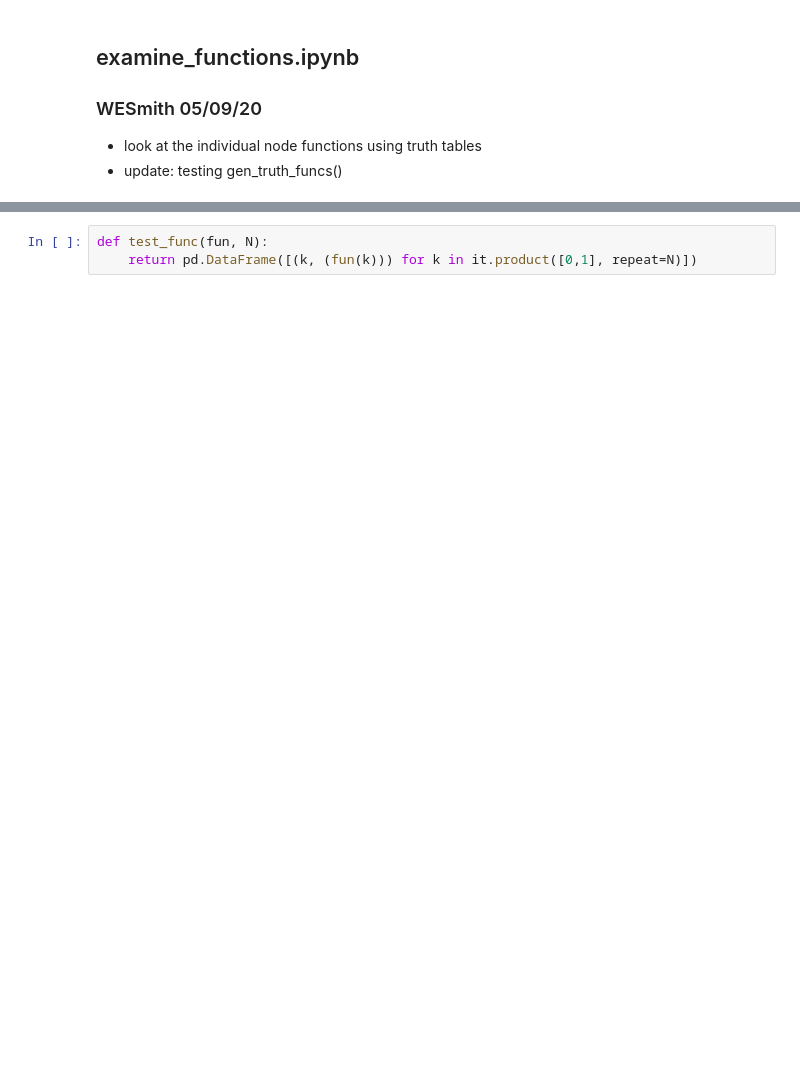
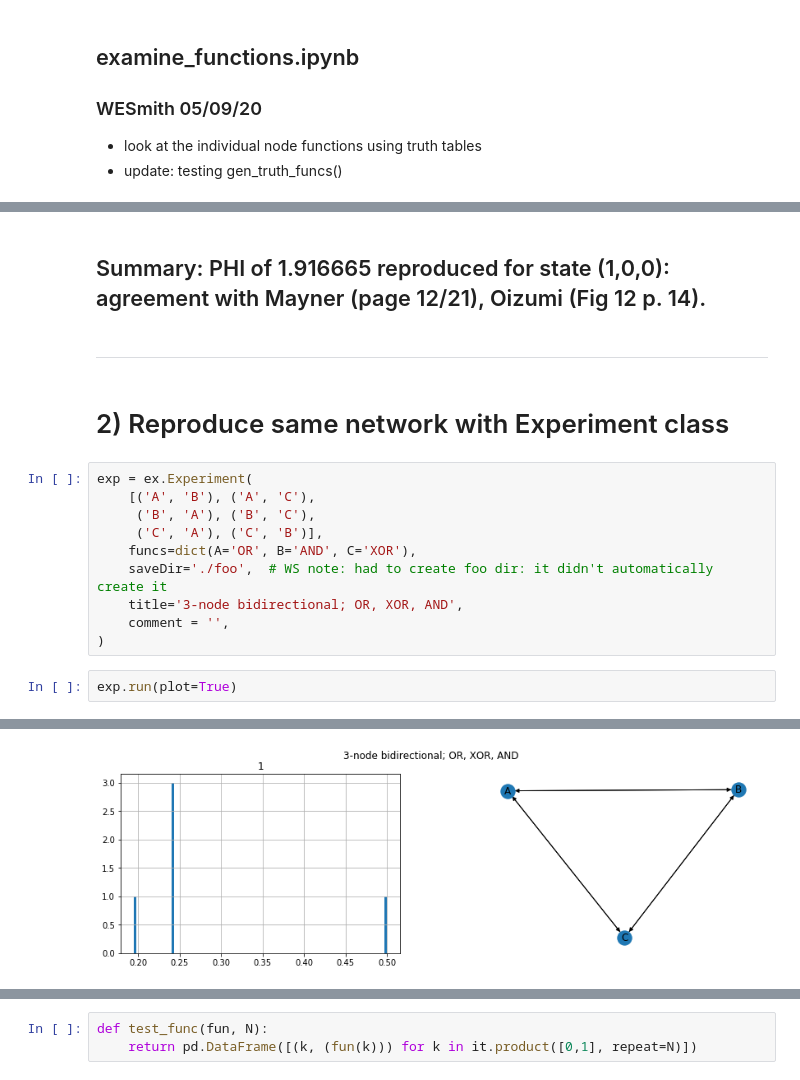
Before and after one commit to wesmith/phial, a Jupyter notebook: notebooks/examine_functions.ipynb, the cells around one changed output, grey strips where cells are left out. Drawn from its saved outputs; the diff is of its cells as text; blank space fills up the shorter version.

Commit message:
showing variance of Experiment class with Mayner result, also discussion of number of node functions

```diff
--- a/notebooks/examine_functions.ipynb
+++ b/notebooks/examine_functions.ipynb
@@ -9,0 +49,19 @@ import pandas as pd
+# %% [markdown]
+## Summary: PHI of 1.916665 reproduced for state (1,0,0): agreement with Mayner (page 12/21), Oizumi (Fig 12 p. 14).
+# %% [markdown]
+---
+# %% [markdown]
+# 2) Reproduce same network with Experiment class
+# %%
+exp = ex.Experiment(
+    [('A', 'B'), ('A', 'C'),
+     ('B', 'A'), ('B', 'C'),
+     ('C', 'A'), ('C', 'B')],
+    funcs=dict(A='OR', B='AND', C='XOR'),
+    saveDir='./foo',  # WS note: had to create foo dir: it didn't automatically create it
+    title='3-node bidirectional; OR, XOR, AND',
+    comment = '',
+)
+# %%
+exp.run(plot=True)
+# %% [output]
@@ -9,0 +80 @@ import pandas as pd
+[figure, added]
```
Also changed, not shown: parts of 21 cells of this notebook.
